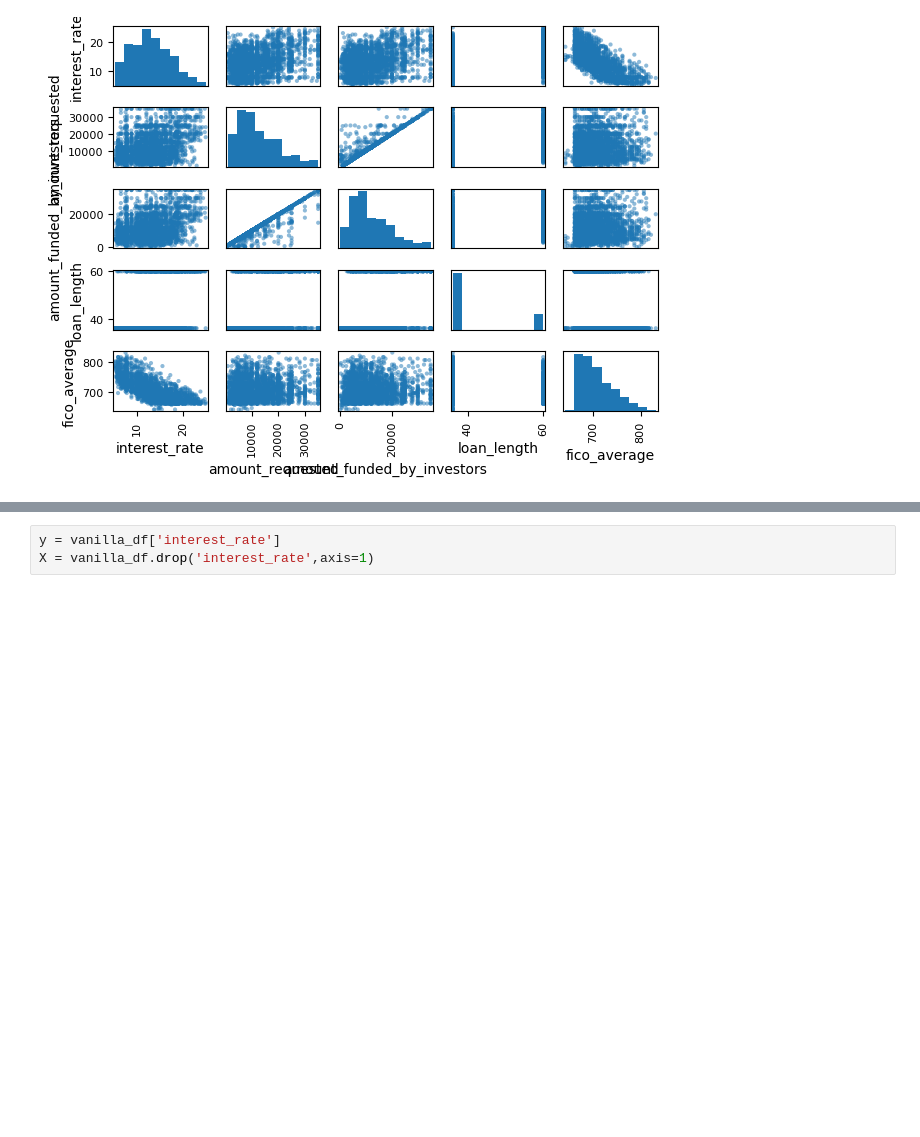
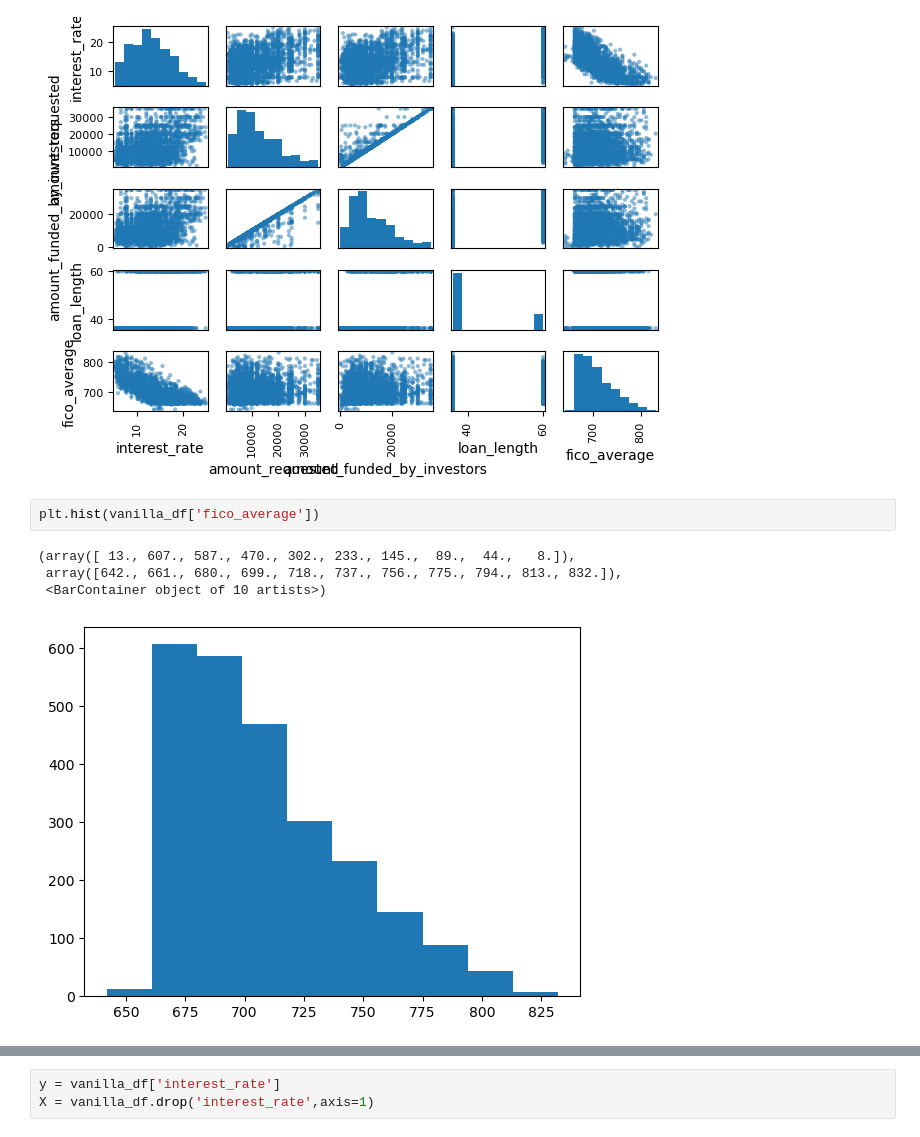
Before and after one commit to NotAFoxtrot/Linear_Regression_Casestudy, a Jupyter notebook: assignment.ipynb, the cells around one changed output, grey strips where cells are left out. Saved outputs shown, nothing was run; the diff lists cells and outputs as text; blank space fills up the shorter version.

```diff
--- a/assignment.ipynb
+++ b/assignment.ipynb
@@ -100,3 +100,10 @@ pd.plotting.scatter_matrix(vanilla_df)
 plt.tight_layout()
 # %% [output]
 [figure]
+# %%
+plt.hist(vanilla_df['fico_average'])
+# %% [output]
+(array([ 13., 607., 587., 470., 302., 233., 145.,  89.,  44.,   8.]),
+ array([642., 661., 680., 699., 718., 737., 756., 775., 794., 813., 832.]),
+ <BarContainer object of 10 artists>)
+[figure, added]
```
Also changed, not shown: parts of 3 cells of this notebook.
